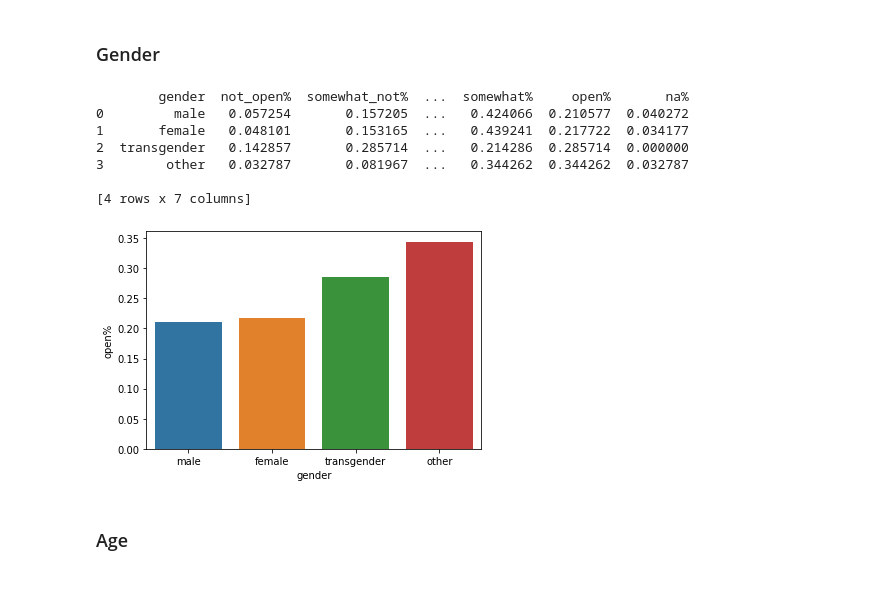
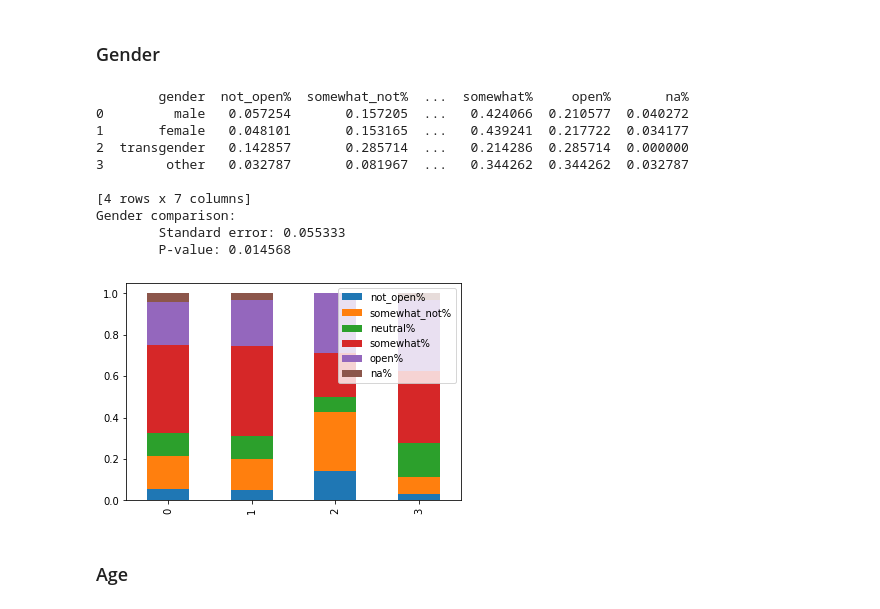
Before and after one commit to alexisbianco0919/compsci216-project, a Jupyter notebook: share_mh_ff.ipynb, the cells around one changed output. Cells and saved outputs as stored; diff of their text form; code cells hidden in the pictures.

```diff
--- a/share_mh_ff.ipynb
+++ b/share_mh_ff.ipynb
@@ -174,34 +181,64 @@ row_transgender = ['transgender', (num_of_not_open_transgender/num_of_transgende
 other_df = cd[cd['gender_cleaned'] == 'other']
 num_of_other = len(other_df)
 num_of_not_open_other = len(other_df[other_df['share_mh_ff'] == 'Not open at all'])
 num_of_somewhat_not_open_other = len(other_df[other_df['share_mh_ff'] == 'Somewhat not open'])
 num_of_neutral_other = len(other_df[other_df['share_mh_ff'] == 'Neutral'])
 num_of_somewhat_open_other = len(other_df[other_df['share_mh_ff'] == 'Somewhat open'])
 num_of_open_other = len(other_df[other_df['share_mh_ff'] == 'Very open'])
 num_of_na_other = len(other_df[other_df['share_mh_ff'] == 'Not applicable to me (I do not have a mental illness)'])
 row_other = ['other', (num_of_not_open_other/num_of_other), (num_of_somewhat_not_open_other/num_of_other), (num_of_neutral_other/num_of_other), (num_of_somewhat_open_other/num_of_other), (num_of_open_other/num_of_other), (num_of_na_other/num_of_other)]
 
 
 lst = [row_male, row_female, row_transgender, row_other]
 
 gender_comparison = pd.DataFrame(lst, columns =['gender', 'not_open%', 'somewhat_not%', 'neutral%', 'somewhat%', 'open%', 'na%'], dtype = float)
 print(gender_comparison)
 
-open_plot = sns.barplot(x="gender", y="open%", data=gender_comparison)
+#open_plot = sns.barplot(x="gender", y="open%", data=gender_comparison)
 #somewhat_plot = sns.barplot(x="gender", y="somewhat%", data=gender_comparison)
 #neutral_plot = sns.barplot(x="gender", y="neutral%", data=gender_comparison)
 #somewhat_not_plot = sns.barplot(x="gender", y="somewhat_not%", data=gender_comparison)
 #not_open_plot = sns.barplot(x="gender", y="not_open%", data=gender_comparison)
 
+gender_comparison.plot(kind="bar", stacked=True)
+
 #males and females are less likley to be open to telling their families than transgender and other, with other being the most likely
+
+#Null hypothesis: males and females are equally likely to be open to telling their families about mental health as trans and other categories:
+
+replacement_scheme = {"Very open":1, "Somewhat open":0, "Neutral":0, "Somewhat not open":0, "Not open at all":0, "Not applicable to me (I do not have a mental illness)":0}
+male_female_df = pd.concat([male_df,female_df], ignore_index=True)[["share_mh_ff"]]
+open_male_female = len(male_female_df[male_female_df["share_mh_ff"] == "Very open"])
+male_female_df["Very open"] = male_female_df["share_mh_ff"].replace(to_replace=replacement_scheme)
+
+transgender_other_df = pd.concat([transgender_df, other_df], ignore_index=True)[["share_mh_ff"]]
+open_transgender_other = len(transgender_other_df[transgender_other_df["share_mh_ff"] == "Very open"])
+transgender_other_df["Very open"] = transgender_other_df["share_mh_ff"].replace(to_replace=replacement_scheme)
+
+male_female_std = male_female_df.std(numeric_only=True)["Very open"]
+transgender_other_std = transgender_other_df.std(numeric_only=True)["Very open"]
+
+gender_standard_error = np.sqrt((np.power(male_female_std, 2)/len(male_female_df)) + (np.power(transgender_other_std, 2)/len(transgender_other_df)))
+
+gender_prob_comparator = ( (float(open_transgender_other)/float(len(transgender_other_df))) - (float(open_male_female)/float(len(male_female_df))) ) / gender_standard_error
+
+gender_p_value = 1 - t.cdf(gender_prob_comparator, df = len(male_female_df) + len(transgender_other_df) - 2)
+
+print("Gender comparison:\n\tStandard error: %f \n\tP-value: %f"%(gender_standard_error, gender_p_value))
+
+#P value is 0.0146, and so we can confidently reject the null hypothesis and say that men and women are, on average, less likely than transgender or other to be very open to
+# telling their family
 # %% [output]
         gender  not_open%  somewhat_not%  ...  somewhat%     open%       na%
 0         male   0.057254       0.157205  ...   0.424066  0.210577  0.040272
 1       female   0.048101       0.153165  ...   0.439241  0.217722  0.034177
 2  transgender   0.142857       0.285714  ...   0.214286  0.285714  0.000000
 3        other   0.032787       0.081967  ...   0.344262  0.344262  0.032787
 
 [4 rows x 7 columns]
+Gender comparison:
+        Standard error: 0.055333
+        P-value: 0.014568
-[figure, old version]
+[figure, new version]
 # %% [markdown]
 ### Age
```
Also changed, not shown: parts of 13 cells of this notebook.
